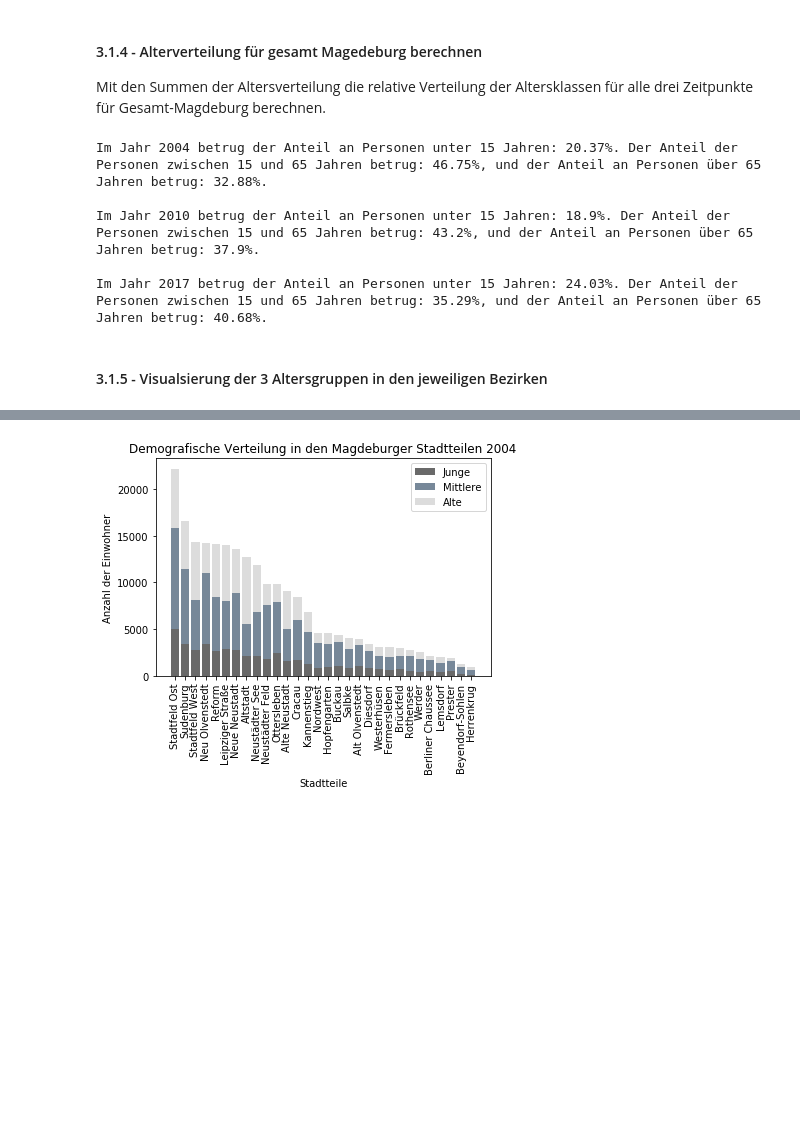
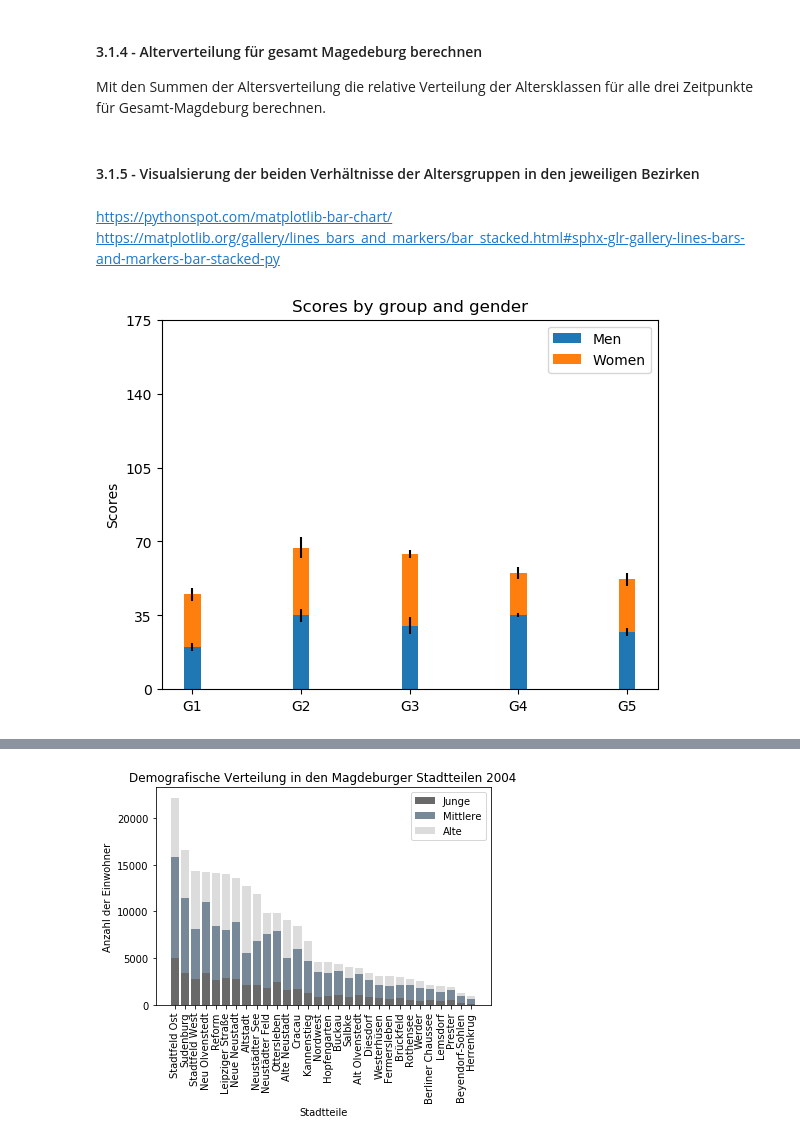
Before and after one commit to tschroeder10961/datascience-urban-segregation, a Jupyter notebook: GruppeA/Gruppe A Jupyter.ipynb, the cells around one changed output, grey strips where cells are left out. Saved outputs shown, nothing was run; the diff lists cells and outputs as text; code cells hidden in the pictures; blank space fills up the shorter version.

Commit message:
NoteBook
Veränderes Script für Alter. Bisher ohne Visulaisierung

```diff
--- a/GruppeA/Gruppe A Jupyter.ipynb
+++ b/GruppeA/Gruppe A Jupyter.ipynb
@@ -333,44 +218,34 @@ Anzahl aller Personen über 65 Jahren
 # %% [markdown]
 #### 3.1.4 - Alterverteilung für gesamt Magedeburg berechnen
 Mit den Summen der Altersverteilung die relative Verteilung der Altersklassen für alle drei Zeitpunkte für Gesamt-Magdeburg berechnen.
-# %%
-# FÜr das Jahr 2004
-J_2004_G_Magdeb = (J_2004_sum / EW_2004_sum) * 100
-MA_2004_G_Magdeb = (MA_2004_sum / EW_2004_sum) * 100
-A_2004_G_Magdeb = (A_2004_sum / EW_2004_sum) * 100
-
-J_2004_G_Magdeb = J_2004_G_Magdeb.round(2)
-MA_2004_G_Magdeb = MA_2004_G_Magdeb.round(2)
-A_2004_G_Magdeb = A_2004_G_Magdeb.round(2)
-
-# Für das Jahr 2010
-J_2010_G_Magdeb = (J_2010_sum / EW_2010_sum) * 100
-MA_2010_G_Magdeb = (MA_2010_sum / EW_2010_sum) * 100
-A_2010_G_Magdeb = (A_2010_sum / EW_2010_sum) * 100
-
-J_2010_G_Magdeb = J_2010_G_Magdeb.round(2)
-MA_2010_G_Magdeb = MA_2010_G_Magdeb.round(2)
-A_2010_G_Magdeb = A_2010_G_Magdeb.round(2)
-
-# Für das Jahr 2017
-J_2017_G_Magdeb = (J_2017_sum / EW_2017_sum) * 100
-MA_2017_G_Magdeb = (MA_2017_sum / EW_2017_sum) * 100
-A_2017_G_Magdeb = (A_2017_sum / EW_2017_sum) * 100
-
-J_2017_G_Magdeb = J_2017_G_Magdeb.round(2)
-MA_2017_G_Magdeb = MA_2017_G_Magdeb.round(2)
-A_2017_G_Magdeb = A_2017_G_Magdeb.round(2)
-
-print("Im Jahr 2004 betrug der Anteil an Personen unter 15 Jahren: " + str(J_2004_G_Magdeb) +"%. Der Anteil der Personen zwischen 15 und 65 Jahren betrug: " + str(MA_2004_G_Magdeb) + "%, und der Anteil an Personen über 65 Jahren betrug: " + str(A_2004_G_Magdeb) + "%.")
-print("")
-print("Im Jahr 2010 betrug der Anteil an Personen unter 15 Jahren: " + str(J_2010_G_Magdeb) +"%. Der Anteil der Personen zwischen 15 und 65 Jahren betrug: " + str(MA_2010_G_Magdeb) + "%, und der Anteil an Personen über 65 Jahren betrug: " + str(A_2010_G_Magdeb) + "%.")
-print("")
-print("Im Jahr 2017 betrug der Anteil an Personen unter 15 Jahren: " + str(J_2017_G_Magdeb) +"%. Der Anteil der Personen zwischen 15 und 65 Jahren betrug: " + str(MA_2017_G_Magdeb) + "%, und der Anteil an Personen über 65 Jahren betrug: " + str(A_2017_G_Magdeb) + "%.")
-# %% [output]
-Im Jahr 2004 betrug der Anteil an Personen unter 15 Jahren: 20.37%. Der Anteil der Personen zwischen 15 und 65 Jahren betrug: 46.75%, und der Anteil an Personen über 65 Jahren betrug: 32.88%.
-
-Im Jahr 2010 betrug der Anteil an Personen unter 15 Jahren: 18.9%. Der Anteil der Personen zwischen 15 und 65 Jahren betrug: 43.2%, und der Anteil an Personen über 65 Jahren betrug: 37.9%.
-
-Im Jahr 2017 betrug der Anteil an Personen unter 15 Jahren: 24.03%. Der Anteil der Personen zwischen 15 und 65 Jahren betrug: 35.29%, und der Anteil an Personen über 65 Jahren betrug: 40.68%.
 # %% [markdown]
-#### 3.1.5 - Visualsierung der 3 Altersgruppen in den jeweiligen Bezirken
+#### 3.1.5 - Visualsierung der beiden Verhältnisse der Altersgruppen in den jeweiligen Bezirken
+# %% [markdown]
+https://pythonspot.com/matplotlib-bar-chart/
+https://matplotlib.org/gallery/lines_bars_and_markers/bar_stacked.html#sphx-glr-gallery-lines-bars-and-markers-bar-stacked-py
+# %%
+import numpy as np
+import matplotlib.pyplot as plt
+
+
+N = 5
+menMeans = (20, 35, 30, 35, 27)
+womenMeans = (25, 32, 34, 20, 25)
+menStd = (2, 3, 4, 1, 2)
+womenStd = (3, 5, 2, 3, 3)
+ind = np.arange(N)    # the x locations for the groups
+width = 0.15       # the width of the bars: can also be len(x) sequence
+
+p1 = plt.bar(ind, menMeans, width, yerr=menStd)
+p2 = plt.bar(ind, womenMeans, width,
+             bottom=menMeans, yerr=womenStd)
+
+plt.ylabel('Scores')
+plt.title('Scores by group and gender')
+plt.xticks(ind, ('G1', 'G2', 'G3', 'G4', 'G5'))
+plt.yticks(np.arange(0, 200, 35))
+plt.legend((p1[0], p2[0]), ('Men', 'Women'))
+
+plt.show()
+# %% [output]
+[figure, added]
```
Also changed, not shown: parts of 8 cells of this notebook.
